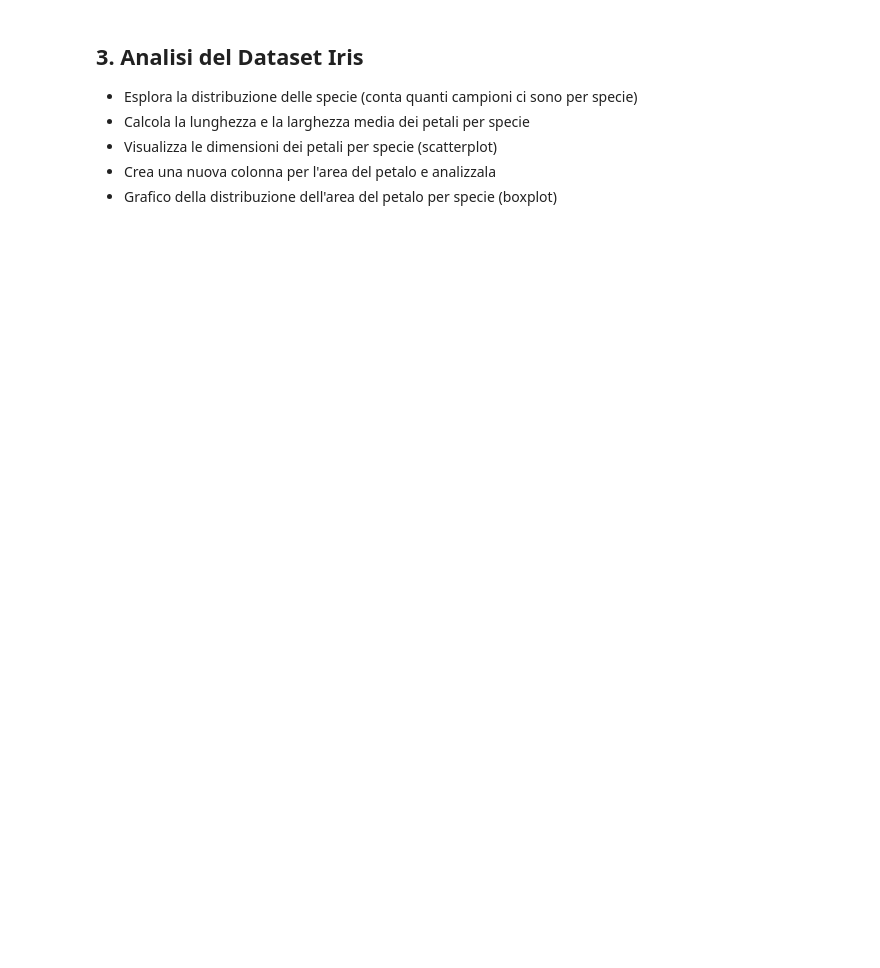
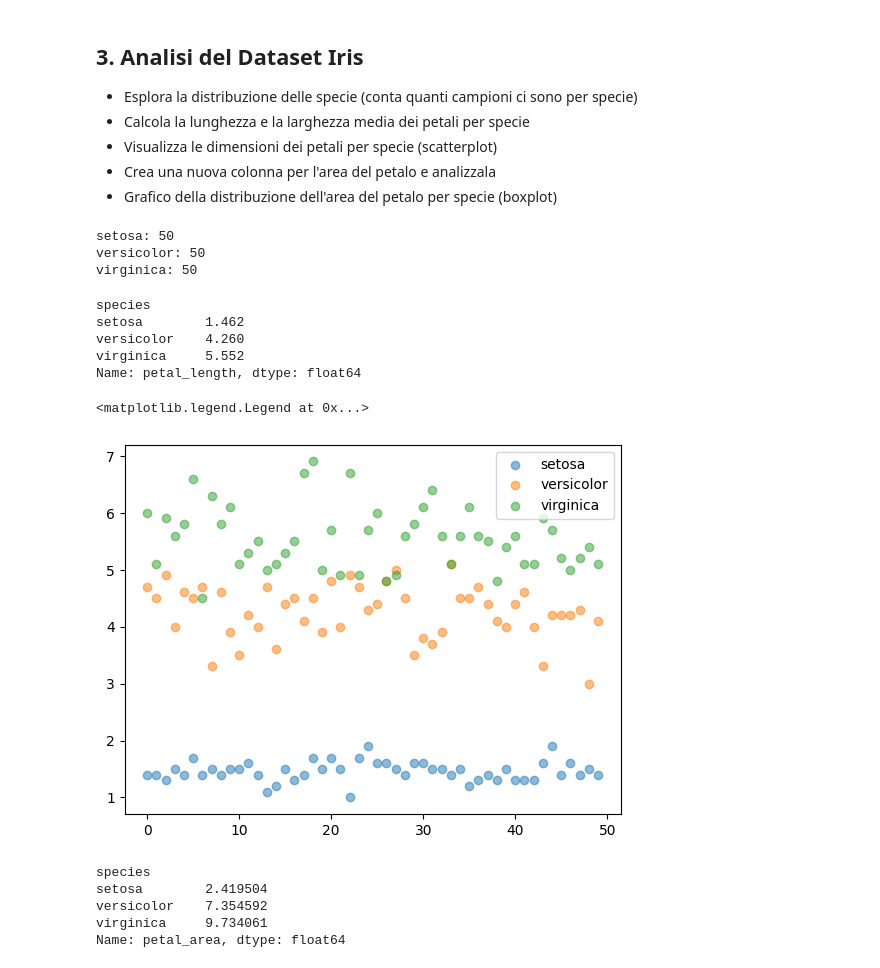
Before and after one commit to sanfix203/esercizi_ProgrammingLabII, a Jupyter notebook: 4_Esercizi_lez_4.ipynb, the cells around one changed output. Cells and saved outputs as stored; diff of their text form; code cells hidden in the pictures; blank space fills up the shorter version.

```diff
--- a/4_Esercizi_lez_4.ipynb
+++ b/4_Esercizi_lez_4.ipynb
@@ -155,6 +136,44 @@ import pandas as pd
 import matplotlib.pyplot as plt
 import seaborn as sns
 
-url = "https://raw.githubusercontent.com/mwaskom/seaborn-data/master/iris.csv"
-df = pd.read_csv(url)
-df.head()
+METHOD = "local"
+
+if METHOD=="remote":
+    url = "https://raw.githubusercontent.com/mwaskom/seaborn-data/master/iris.csv"
+    df = pd.read_csv(url)
+elif METHOD=="local":
+    df = pd.read_csv("localdataset/iris.csv")
+
+df.dropna(inplace=True) # NA omessi anche se non presenti
+# %%
+for s in df["species"].unique():
+    print(f'{s}: {df[df["species"]==s].shape[0]}')
+# %% [output]
+setosa: 50
+versicolor: 50
+virginica: 50
+# %%
+df.groupby("species")["petal_length"].mean()
+# %% [output]
+species
+setosa        1.462
+versicolor    4.260
+virginica     5.552
+Name: petal_length, dtype: float64
+# %%
+for s in df["species"].unique():
+    plt.scatter(np.arange(df[df["species"]==s].shape[0]), df[df["species"]==s]["petal_length"], alpha=0.5, label=s)
+plt.legend()
+# %% [output]
+<matplotlib.legend.Legend at 0x...>
+[figure, added]
+# %%
+# approssimando a un ellisse:
+df["petal_area"] = np.pi * df["petal_length"]/2 + df["petal_width"]/2
+df.groupby("species")["petal_area"].mean()
+# %% [output]
+species
+setosa        2.419504
+versicolor    7.354592
+virginica     9.734061
+Name: petal_area, dtype: float64
```
Also changed, not shown: parts of 5 cells of this notebook, 3 other files.
